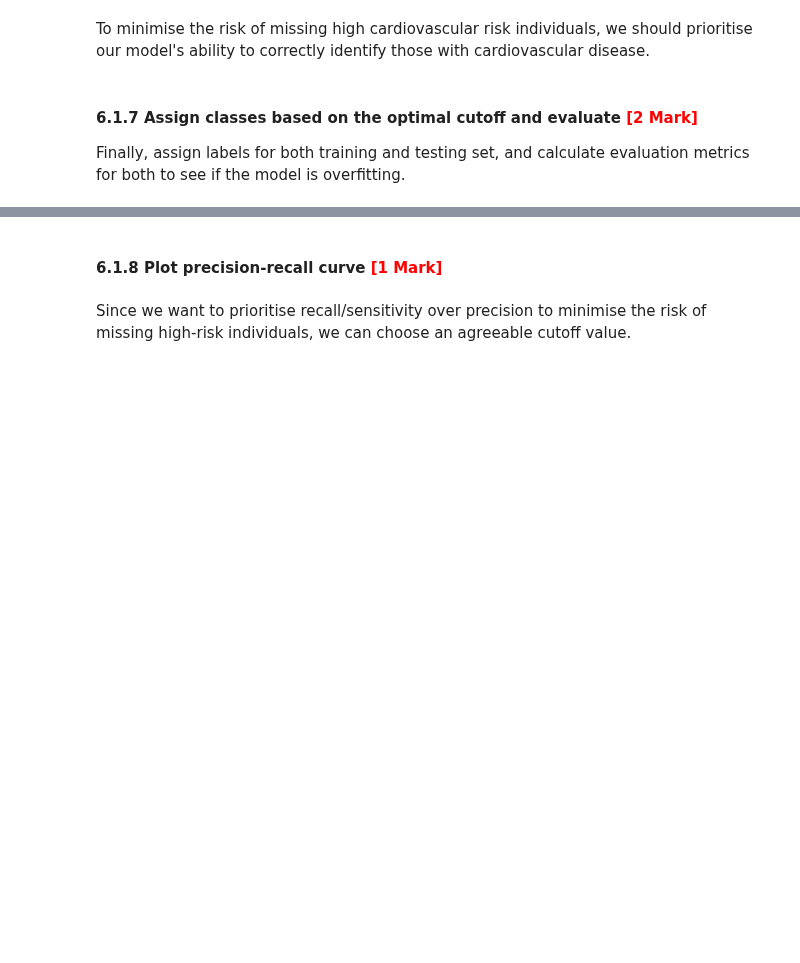
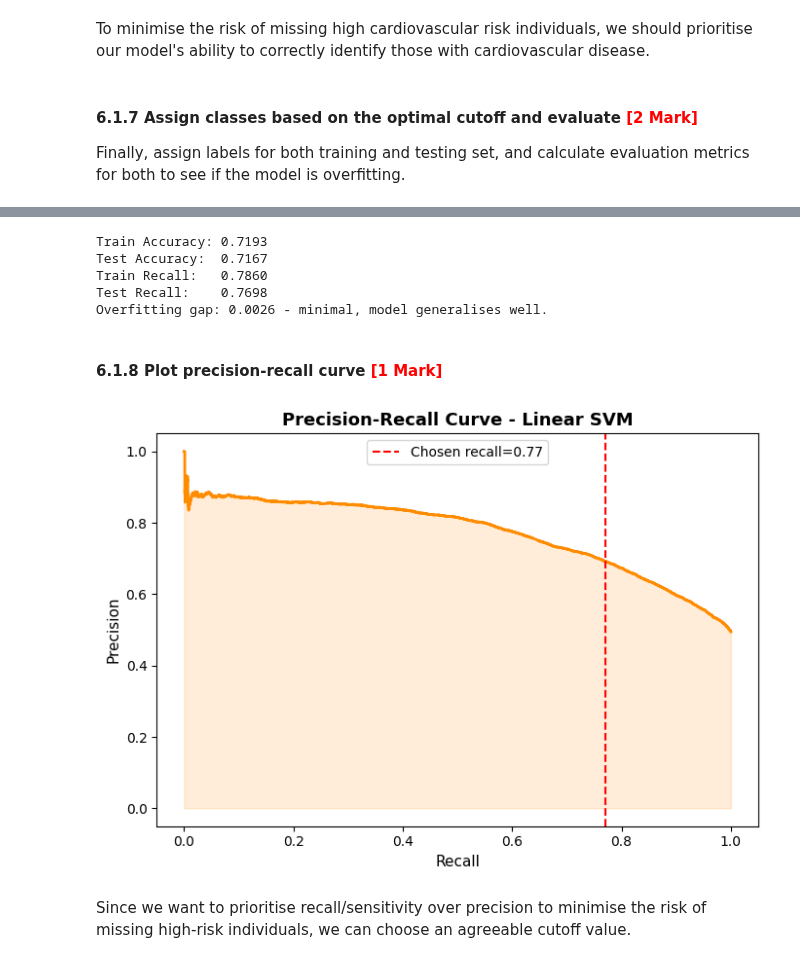
Before and after one commit to mayuresh-tungare/c6-assignment, a Jupyter notebook: CardioRisk_Prediction_Mayuresh_Tungare.ipynb, the cells around one changed output, grey strips where cells are left out. Cells and saved outputs as stored; diff of their text form; code cells hidden in the pictures; blank space fills up the shorter version.

```diff
--- a/CardioRisk_Prediction_Mayuresh_Tungare.ipynb
+++ b/CardioRisk_Prediction_Mayuresh_Tungare.ipynb
@@ -822,3 +938,7 @@ To minimise the risk of missing high cardiovascular risk individuals, we should
 Finally, assign labels for both training and testing set, and calculate evaluation metrics for both to see if the model is overfitting.
 # %%
 # Make final prediction based on the optimal cutoff
+svm_cutoff = 0.40
+svm_pred_test  = (svm_proba >= svm_cutoff).astype(int)
+svm_proba_train = svm_model.predict_proba(X_tr_sub)[:, 1]
+svm_pred_train = (svm_proba_train >= svm_cutoff).astype(int)
@@ -829,2 +962,15 @@ Finally, assign labels for both training and testing set, and calculate evaluati
+# %%
+# Check performance on training data
+print(f'Train Accuracy: {accuracy_score(y_tr_sub, svm_pred_train):.4f}')
+print(f'Test Accuracy:  {accuracy_score(y_test, svm_pred_test):.4f}')
+print(f'Train Recall:   {recall_score(y_tr_sub, svm_pred_train):.4f}')
+print(f'Test Recall:    {recall_score(y_test, svm_pred_test):.4f}')
+print(f'Overfitting gap: {abs(accuracy_score(y_tr_sub, svm_pred_train)-accuracy_score(y_test, svm_pred_test)):.4f} - minimal, model generalises well.')
+# %% [output]
+Train Accuracy: 0.7193
+Test Accuracy:  0.7167
+Train Recall:   0.7860
+Test Recall:    0.7698
+Overfitting gap: 0.0026 - minimal, model generalises well.
 # %% [markdown]
 #### **6.1.8** Plot precision-recall curve <font color="red">[1 Mark]</font>
@@ -833,3 +977,16 @@ Finally, assign labels for both training and testing set, and calculate evaluati
+# %%
+# Compute precision–recall values and plot for various thresholds
+prec_svm, rec_svm, _ = precision_recall_curve(y_test, svm_proba)
+fig, ax = plt.subplots(figsize=(7, 5))
+ax.plot(rec_svm, prec_svm, color='darkorange', lw=2)
+ax.fill_between(rec_svm, prec_svm, alpha=0.15, color='darkorange')
+ax.axvline(x=recall_score(y_test, svm_pred_test), color='red', linestyle='--', lw=1.5,
+           label=f'Chosen recall={recall_score(y_test, svm_pred_test):.2f}')
+ax.set_xlabel('Recall', fontsize=11); ax.set_ylabel('Precision', fontsize=11)
+ax.set_title('Precision-Recall Curve - Linear SVM', fontsize=13, fontweight='bold')
+ax.legend(fontsize=10); plt.tight_layout(); plt.show()
+# %% [output]
+[figure, added]
 # %% [markdown]
 Since we want to prioritise recall/sensitivity over precision to minimise the risk of missing high-risk individuals, we can choose an agreeable cutoff value.
 # %% [markdown]
```
Also changed, not shown: parts of 51 cells of this notebook.
